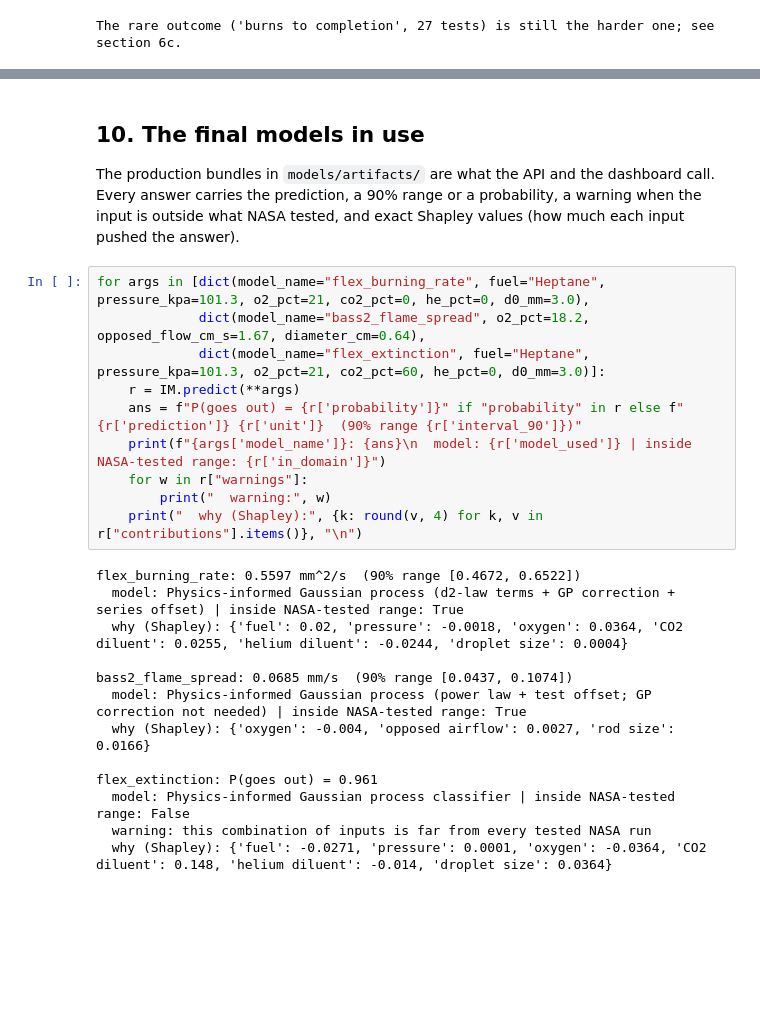
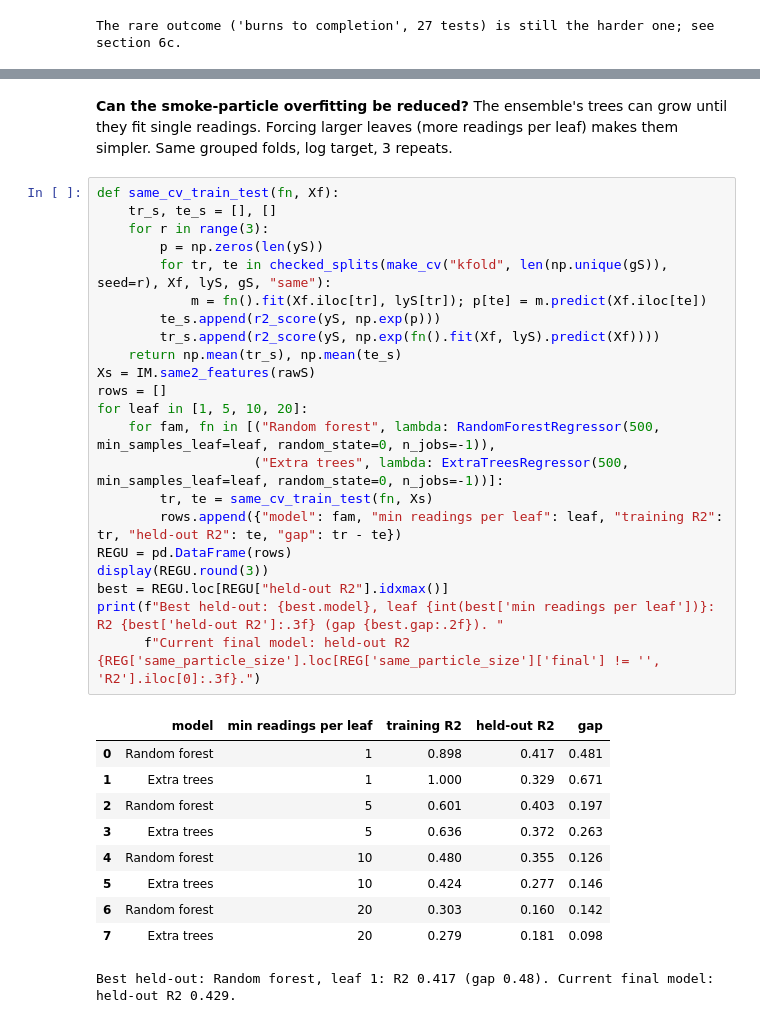
Before and after one commit to Dumbo-programmer/NASA-Space-Apps-2026, a Jupyter notebook: notebooks/AstraFlame_Full_ML_Pipeline.ipynb, the cells around one changed output, grey strips where cells are left out. Drawn from its saved outputs; the diff is of its cells as text; blank space fills up the shorter version.

```diff
--- a/notebooks/AstraFlame_Full_ML_Pipeline.ipynb
+++ b/notebooks/AstraFlame_Full_ML_Pipeline.ipynb
@@ -848,28 +828,36 @@ This is a simple rule (uncertainty x distance from existing tests), not a full B
 # %% [markdown]
-## 10. The final models in use
-
-The production bundles in `models/artifacts/` are what the API and the dashboard call. Every answer carries the prediction, a 90% range or a probability, a warning when the input is outside what NASA tested, and exact Shapley values (how much each input pushed the answer).
+**Can the smoke-particle overfitting be reduced?** The ensemble's trees can grow until they fit single readings. Forcing larger leaves (more readings per leaf) makes them simpler. Same grouped folds, log target, 3 repeats.
 # %%
-for args in [dict(model_name="flex_burning_rate", fuel="Heptane", pressure_kpa=101.3, o2_pct=21, co2_pct=0, he_pct=0, d0_mm=3.0),
-             dict(model_name="bass2_flame_spread", o2_pct=18.2, opposed_flow_cm_s=1.67, diameter_cm=0.64),
-             dict(model_name="flex_extinction", fuel="Heptane", pressure_kpa=101.3, o2_pct=21, co2_pct=60, he_pct=0, d0_mm=3.0)]:
-    r = IM.predict(**args)
-    ans = f"P(goes out) = {r['probability']}" if "probability" in r else f"{r['prediction']} {r['unit']}  (90% range {r['interval_90']})"
-    print(f"{args['model_name']}: {ans}\n  model: {r['model_used']} | inside NASA-tested range: {r['in_domain']}")
-    for w in r["warnings"]:
-        print("  warning:", w)
-    print("  why (Shapley):", {k: round(v, 4) for k, v in r["contributions"].items()}, "\n")
+def same_cv_train_test(fn, Xf):
+    tr_s, te_s = [], []
+    for r in range(3):
+        p = np.zeros(len(yS))
+        for tr, te in checked_splits(make_cv("kfold", len(np.unique(gS)), seed=r), Xf, lyS, gS, "same"):
+            m = fn().fit(Xf.iloc[tr], lyS[tr]); p[te] = m.predict(Xf.iloc[te])
+        te_s.append(r2_score(yS, np.exp(p)))
+        tr_s.append(r2_score(yS, np.exp(fn().fit(Xf, lyS).predict(Xf))))
+    return np.mean(tr_s), np.mean(te_s)
+Xs = IM.same2_features(rawS)
+rows = []
+for leaf in [1, 5, 10, 20]:
+    for fam, fn in [("Random forest", lambda: RandomForestRegressor(500, min_samples_leaf=leaf, random_state=0, n_jobs=-1)),
+                    ("Extra trees", lambda: ExtraTreesRegressor(500, min_samples_leaf=leaf, random_state=0, n_jobs=-1))]:
+        tr, te = same_cv_train_test(fn, Xs)
+        rows.append({"model": fam, "min readings per leaf": leaf, "training R2": tr, "held-out R2": te, "gap": tr - te})
+REGU = pd.DataFrame(rows)
+display(REGU.round(3))
+best = REGU.loc[REGU["held-out R2"].idxmax()]
+print(f"Best held-out: {best.model}, leaf {int(best['min readings per leaf'])}: R2 {best['held-out R2']:.3f} (gap {best.gap:.2f}). "
+      f"Current final model: held-out R2 {REG['same_particle_size'].loc[REG['same_particle_size']['final'] != '', 'R2'].iloc[0]:.3f}.")
 # %% [output]
+|  | model | min readings per leaf | training R2 | held-out R2 | gap |
+| 0 | Random forest | 1 | 0.898 | 0.417 | 0.481 |
+| 1 | Extra trees | 1 | 1.000 | 0.329 | 0.671 |
+| 2 | Random forest | 5 | 0.601 | 0.403 | 0.197 |
+| 3 | Extra trees | 5 | 0.636 | 0.372 | 0.263 |
+| 4 | Random forest | 10 | 0.480 | 0.355 | 0.126 |
+| 5 | Extra trees | 10 | 0.424 | 0.277 | 0.146 |
+| 6 | Random forest | 20 | 0.303 | 0.160 | 0.142 |
+| 7 | Extra trees | 20 | 0.279 | 0.181 | 0.098 |
-flex_burning_rate: 0.5597 mm^2/s  (90% range [0.4672, 0.6522])
-  model: Physics-informed Gaussian process (d2-law terms + GP correction + series offset) | inside NASA-tested range: True
-  why (Shapley): {'fuel': 0.02, 'pressure': -0.0018, 'oxygen': 0.0364, 'CO2 diluent': 0.0255, 'helium diluent': -0.0244, 'droplet size': 0.0004}
-
-bass2_flame_spread: 0.0685 mm/s  (90% range [0.0437, 0.1074])
-  model: Physics-informed Gaussian process (power law + test offset; GP correction not needed) | inside NASA-tested range: True
-  why (Shapley): {'oxygen': -0.004, 'opposed airflow': 0.0027, 'rod size': 0.0166}
-
-flex_extinction: P(goes out) = 0.961
-  model: Physics-informed Gaussian process classifier | inside NASA-tested range: False
-  warning: this combination of inputs is far from every tested NASA run
-  why (Shapley): {'fuel': -0.0271, 'pressure': 0.0001, 'oxygen': -0.0364, 'CO2 diluent': 0.148, 'helium diluent': -0.014, 'droplet size': 0.0364}
+Best held-out: Random forest, leaf 1: R2 0.417 (gap 0.48). Current final model: held-out R2 0.429.
 # %% [markdown]
```
Also changed, not shown: parts of 17 cells of this notebook.
